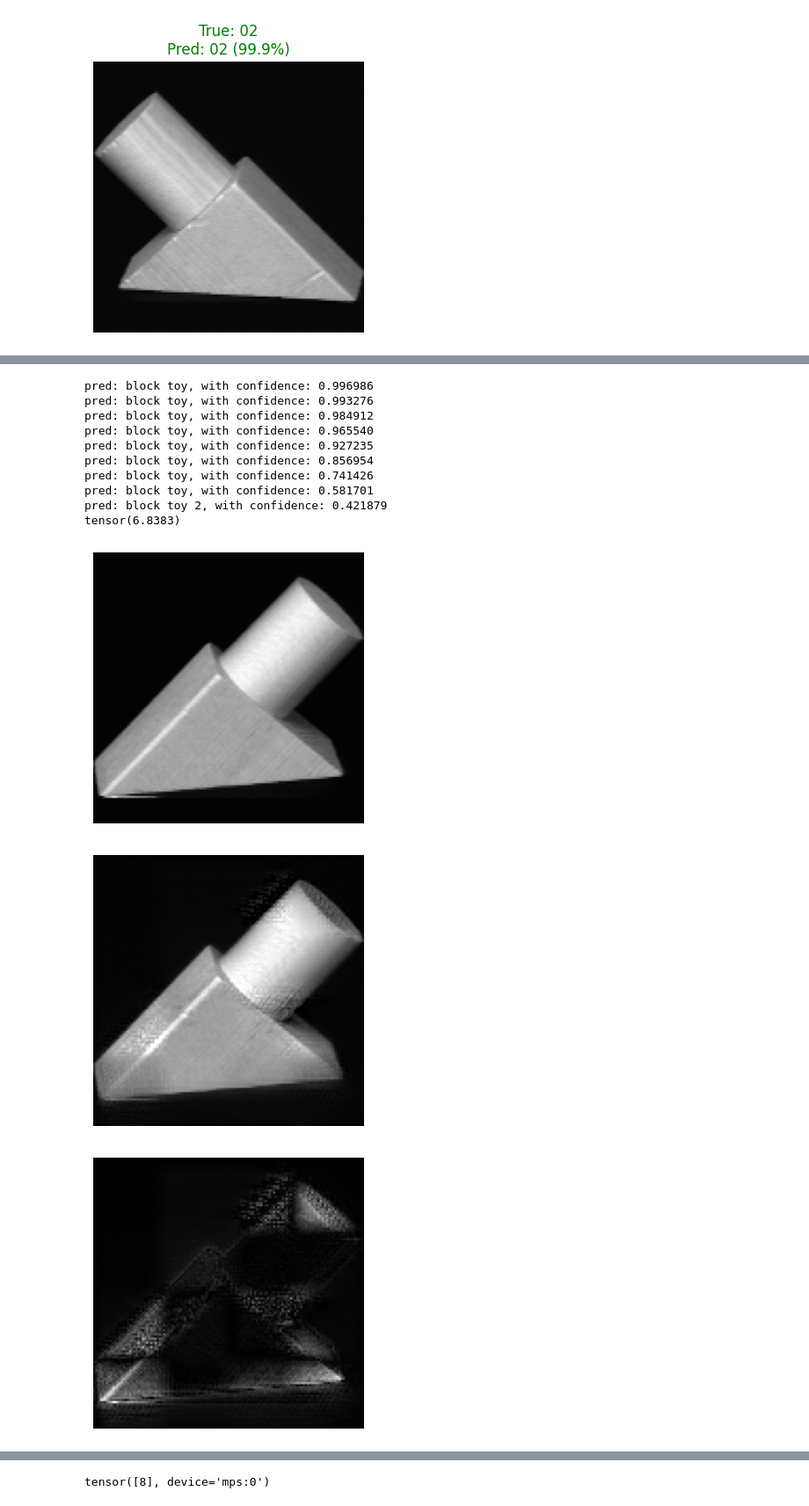
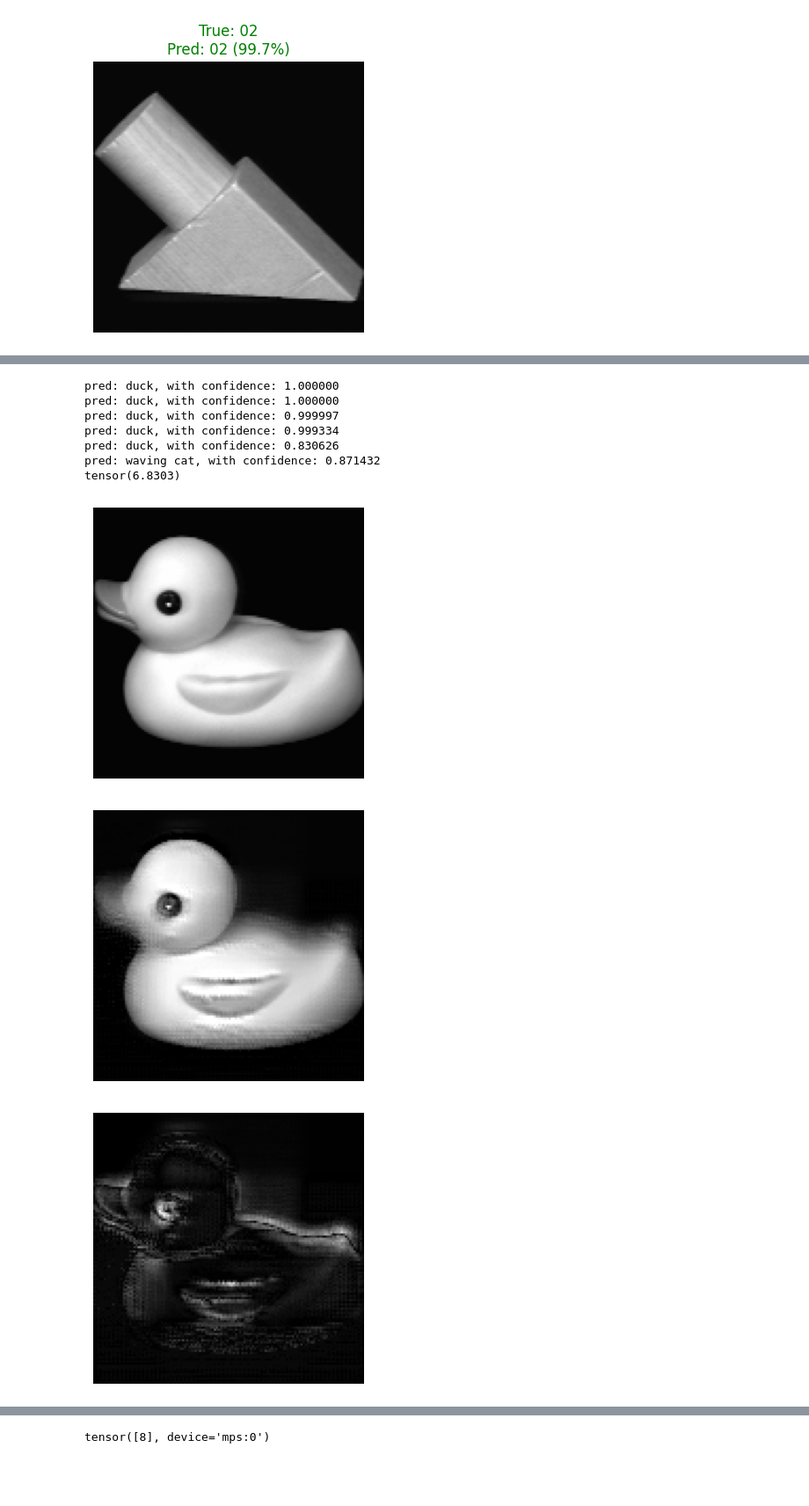
Before and after one commit to ameliamartinson/540-project-code, a Jupyter notebook: Coil20_simplified_small.ipynb, the cells around one changed output, grey strips where cells are left out. Shown at 88% size. Drawn from its saved outputs; the diff is of its cells as text; code cells hidden in the pictures; blank space fills up the shorter version.

```diff
--- a/Coil20_simplified_small.ipynb
+++ b/Coil20_simplified_small.ipynb
@@ -394,27 +394,24 @@ def attack_sign(image_index, eps, n):
 
     return return_image, diff_image
 # %%
-image_num = 100
-image_attack, diff = attack(image_num, 1,200)
+image_num = 0
+image_attack, diff = attack(image_num, 0.5,200)
 print(torch.norm(diff))
 image_original, _ = images[image_num]
 display_image_tensor(image_original)
 display_image_tensor(image_attack)
 display_image_tensor(diff)
 # %% [output]
-pred: block toy, with confidence: 0.996986
-pred: block toy, with confidence: 0.993276
-pred: block toy, with confidence: 0.984912
-pred: block toy, with confidence: 0.965540
-pred: block toy, with confidence: 0.927235
-pred: block toy, with confidence: 0.856954
-pred: block toy, with confidence: 0.741426
-pred: block toy, with confidence: 0.581701
-pred: block toy 2, with confidence: 0.421879
-tensor(6.8383)
+pred: duck, with confidence: 1.000000
+pred: duck, with confidence: 1.000000
+pred: duck, with confidence: 0.999997
+pred: duck, with confidence: 0.999334
+pred: duck, with confidence: 0.830626
+pred: waving cat, with confidence: 0.871432
+tensor(6.8303)
-[figure, old version]
+[figure, new version]
-[figure, old version]
+[figure, new version]
-[figure, old version]
+[figure, new version]
 # %%
 image_attack_sign, diff_sign = attack_sign(0,0.01,200)
 print(torch.norm(diff_sign))
```
Also changed, not shown: parts of 8 cells of this notebook, 9 other files.
